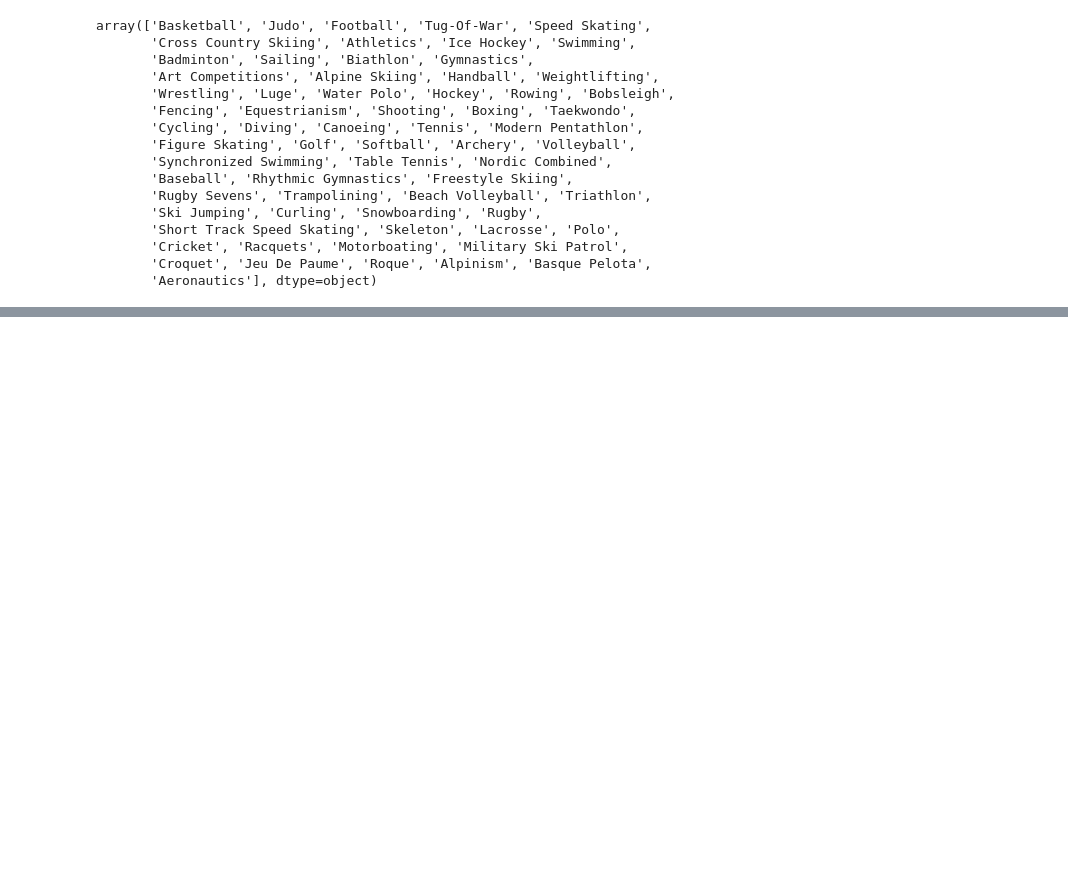
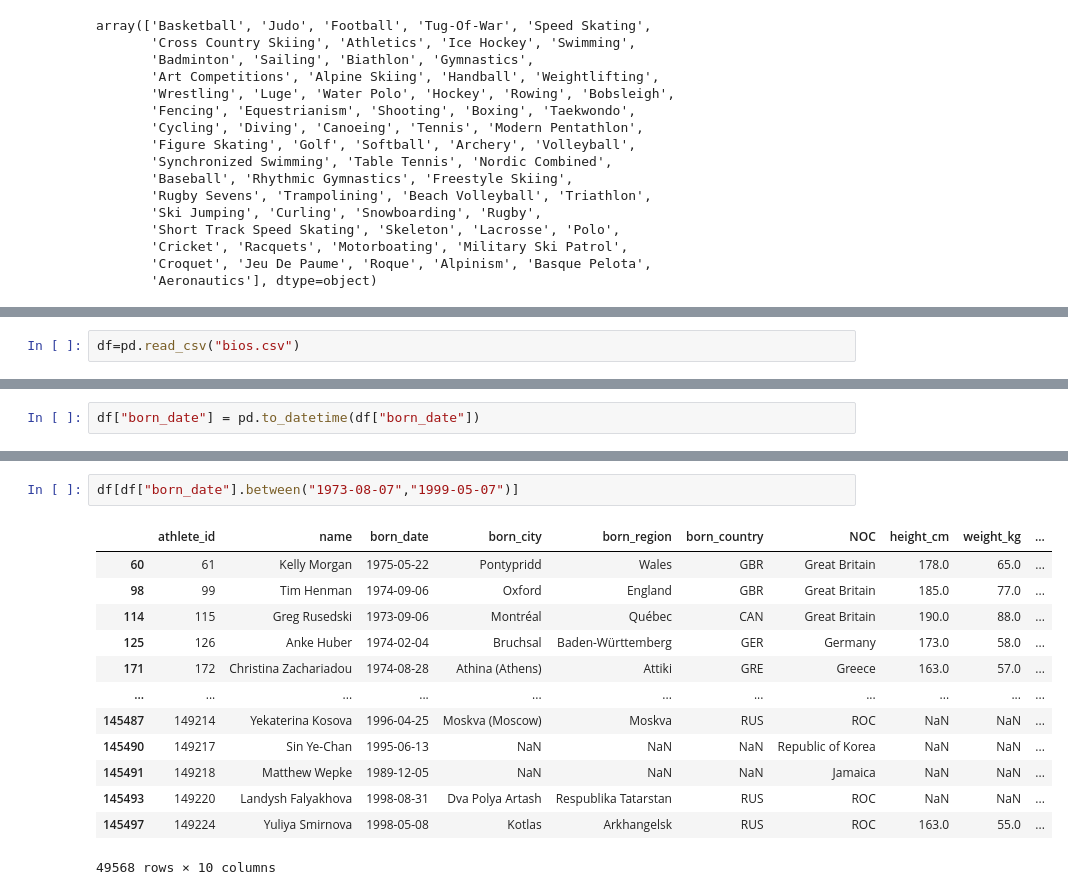
Before and after one commit to KabirKhan1512/SMIT-CDE-Practice, a Jupyter notebook: Pandas/Pandas Assignment Solutions.ipynb, the cells around one changed output, grey strips where cells are left out. Drawn from its saved outputs; the diff is of its cells as text; blank space fills up the shorter version.

```diff
--- a/Pandas/Pandas Assignment Solutions.ipynb
+++ b/Pandas/Pandas Assignment Solutions.ipynb
@@ -164,0 +204,2 @@ array(['Basketball', 'Judo', 'Football', 'Tug-Of-War', 'Speed Skating',
+# %%
+df=pd.read_csv("bios.csv")
@@ -164,0 +215,2 @@ array(['Basketball', 'Judo', 'Football', 'Tug-Of-War', 'Speed Skating',
+# %%
+df["born_date"] = pd.to_datetime(df["born_date"])
@@ -164,0 +237,16 @@ array(['Basketball', 'Judo', 'Football', 'Tug-Of-War', 'Speed Skating',
+# %%
+df[df["born_date"].between("1973-08-07","1999-05-07")]
+# %% [output]
+|  | athlete_id | name | born_date | born_city | born_region | born_country | NOC | height_cm | weight_kg | ... |
+| 60 | 61 | Kelly Morgan | 1975-05-22 | Pontypridd | Wales | GBR | Great Britain | 178.0 | 65.0 | ... |
+| 98 | 99 | Tim Henman | 1974-09-06 | Oxford | England | GBR | Great Britain | 185.0 | 77.0 | ... |
+| 114 | 115 | Greg Rusedski | 1973-09-06 | Montréal | Québec | CAN | Great Britain | 190.0 | 88.0 | ... |
+| 125 | 126 | Anke Huber | 1974-02-04 | Bruchsal | Baden-Württemberg | GER | Germany | 173.0 | 58.0 | ... |
+| 171 | 172 | Christina Zachariadou | 1974-08-28 | Athina (Athens) | Attiki | GRE | Greece | 163.0 | 57.0 | ... |
+| ... | ... | ... | ... | ... | ... | ... | ... | ... | ... | ... |
+| 145487 | 149214 | Yekaterina Kosova | 1996-04-25 | Moskva (Moscow) | Moskva | RUS | ROC | NaN | NaN | ... |
+| 145490 | 149217 | Sin Ye-Chan | 1995-06-13 | NaN | NaN | NaN | Republic of Korea | NaN | NaN | ... |
+| 145491 | 149218 | Matthew Wepke | 1989-12-05 | NaN | NaN | NaN | Jamaica | NaN | NaN | ... |
+| 145493 | 149220 | Landysh Falyakhova | 1998-08-31 | Dva Polya Artash | Respublika Tatarstan | RUS | ROC | NaN | NaN | ... |
+| 145497 | 149224 | Yuliya Smirnova | 1998-05-08 | Kotlas | Arkhangelsk | RUS | ROC | 163.0 | 55.0 | ... |
+49568 rows × 10 columns
```
Also changed, not shown: parts of 15 cells of this notebook, 3 other files.
